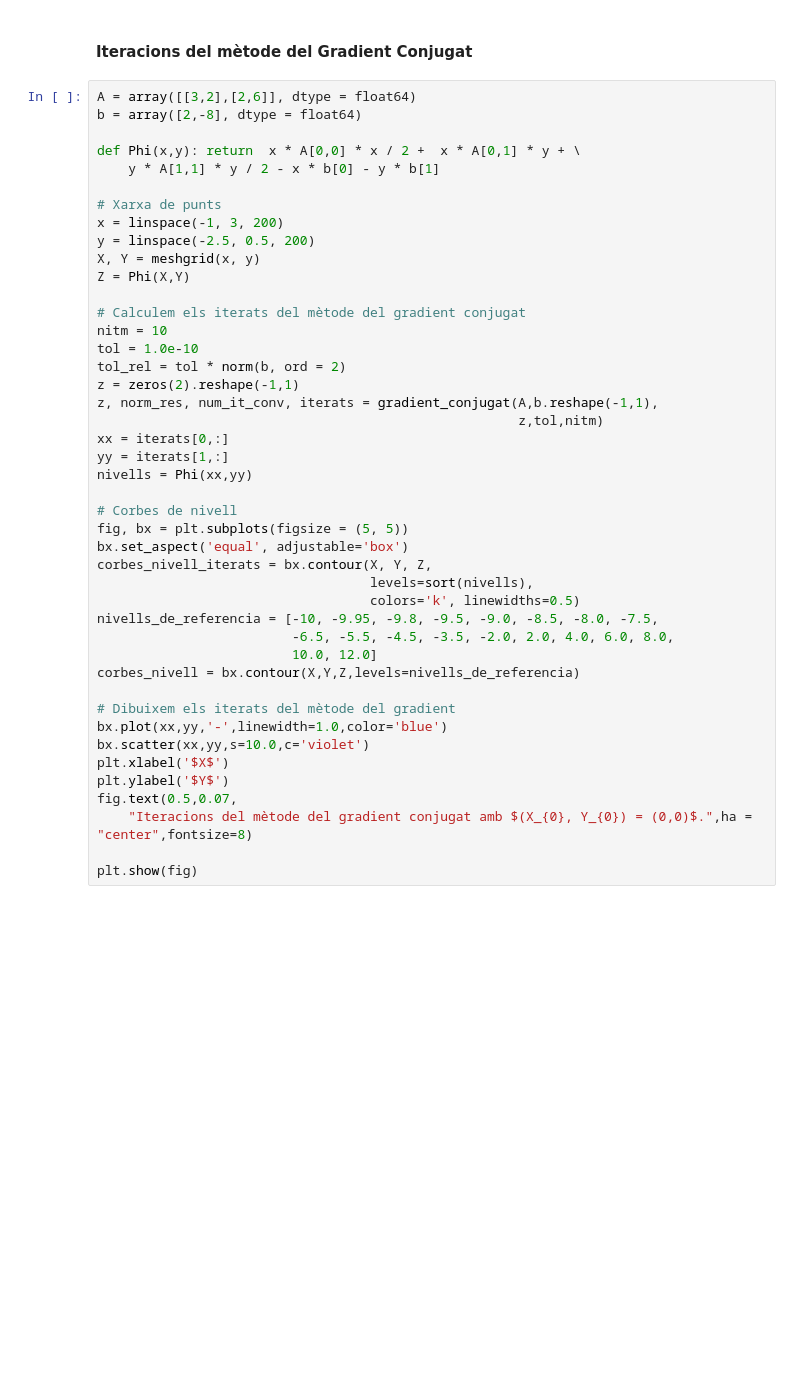
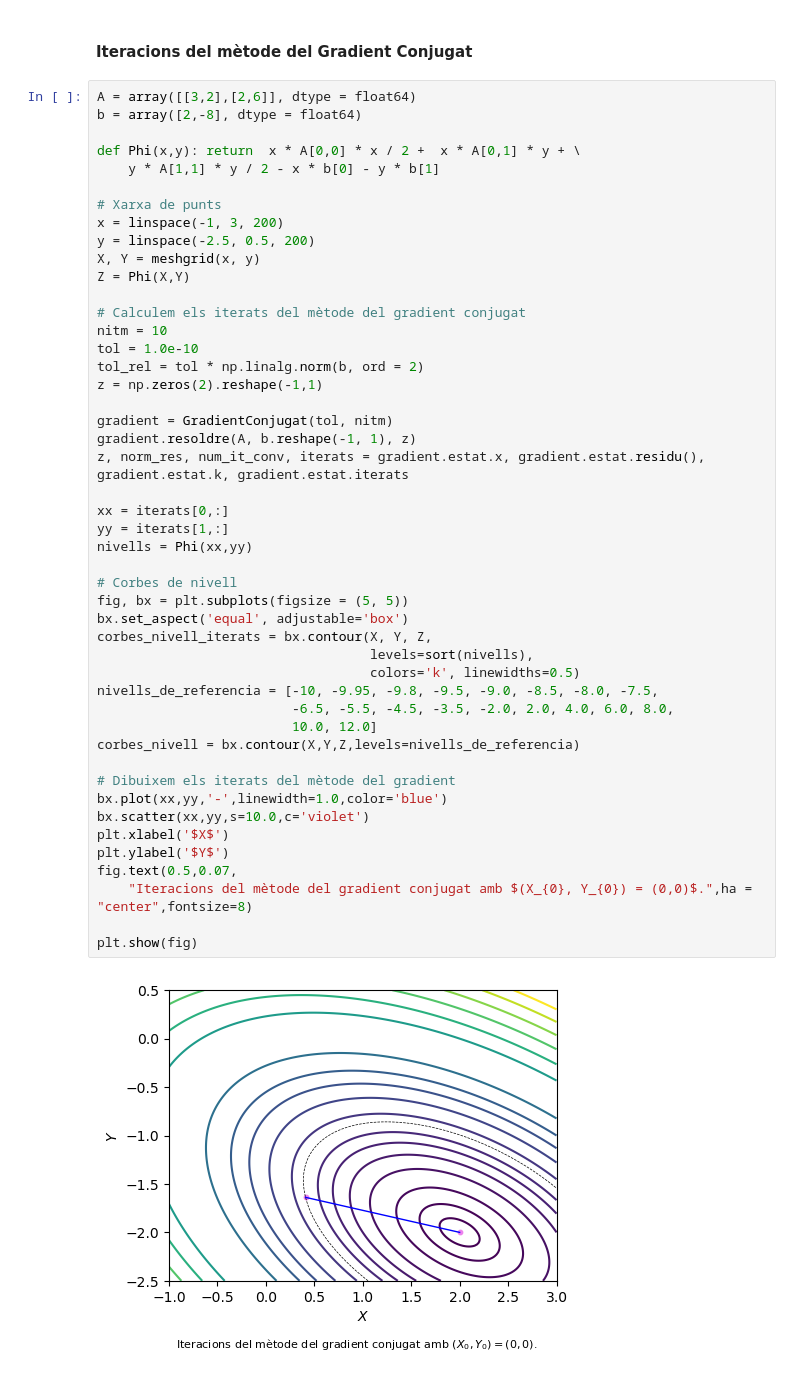
Before and after one commit to alex-touza/aln, a Jupyter notebook: exercicis-iteratius.ipynb, the cells around one changed output. Cells and saved outputs as stored; diff of their text form; blank space fills up the shorter version.

```diff
--- a/exercicis-iteratius.ipynb
+++ b/exercicis-iteratius.ipynb
@@ -1094,34 +1149,39 @@ y = linspace(-2.5, 0.5, 200)
 X, Y = meshgrid(x, y)
 Z = Phi(X,Y)
 
 # Calculem els iterats del mètode del gradient conjugat
 nitm = 10
 tol = 1.0e-10
-tol_rel = tol * norm(b, ord = 2)
-z = zeros(2).reshape(-1,1)
-z, norm_res, num_it_conv, iterats = gradient_conjugat(A,b.reshape(-1,1),
-                                                      z,tol,nitm)
+tol_rel = tol * np.linalg.norm(b, ord = 2)
+z = np.zeros(2).reshape(-1,1)
+
+gradient = GradientConjugat(tol, nitm)
+gradient.resoldre(A, b.reshape(-1, 1), z)
+z, norm_res, num_it_conv, iterats = gradient.estat.x, gradient.estat.residu(), gradient.estat.k, gradient.estat.iterats
+
 xx = iterats[0,:]
 yy = iterats[1,:]
 nivells = Phi(xx,yy)
 
 # Corbes de nivell
 fig, bx = plt.subplots(figsize = (5, 5))
 bx.set_aspect('equal', adjustable='box')
 corbes_nivell_iterats = bx.contour(X, Y, Z,
                                    levels=sort(nivells),
                                    colors='k', linewidths=0.5)
 nivells_de_referencia = [-10, -9.95, -9.8, -9.5, -9.0, -8.5, -8.0, -7.5,
                          -6.5, -5.5, -4.5, -3.5, -2.0, 2.0, 4.0, 6.0, 8.0,
                          10.0, 12.0]
 corbes_nivell = bx.contour(X,Y,Z,levels=nivells_de_referencia)
 
 # Dibuixem els iterats del mètode del gradient
 bx.plot(xx,yy,'-',linewidth=1.0,color='blue')
 bx.scatter(xx,yy,s=10.0,c='violet')
 plt.xlabel('$X$')
 plt.ylabel('$Y$')
 fig.text(0.5,0.07,
     "Iteracions del mètode del gradient conjugat amb $(X_{0}, Y_{0}) = (0,0)$.",ha = "center",fontsize=8)
 
 plt.show(fig)
+# %% [output]
+[figure, added]
```
Also changed, not shown: parts of 8 cells of this notebook.
